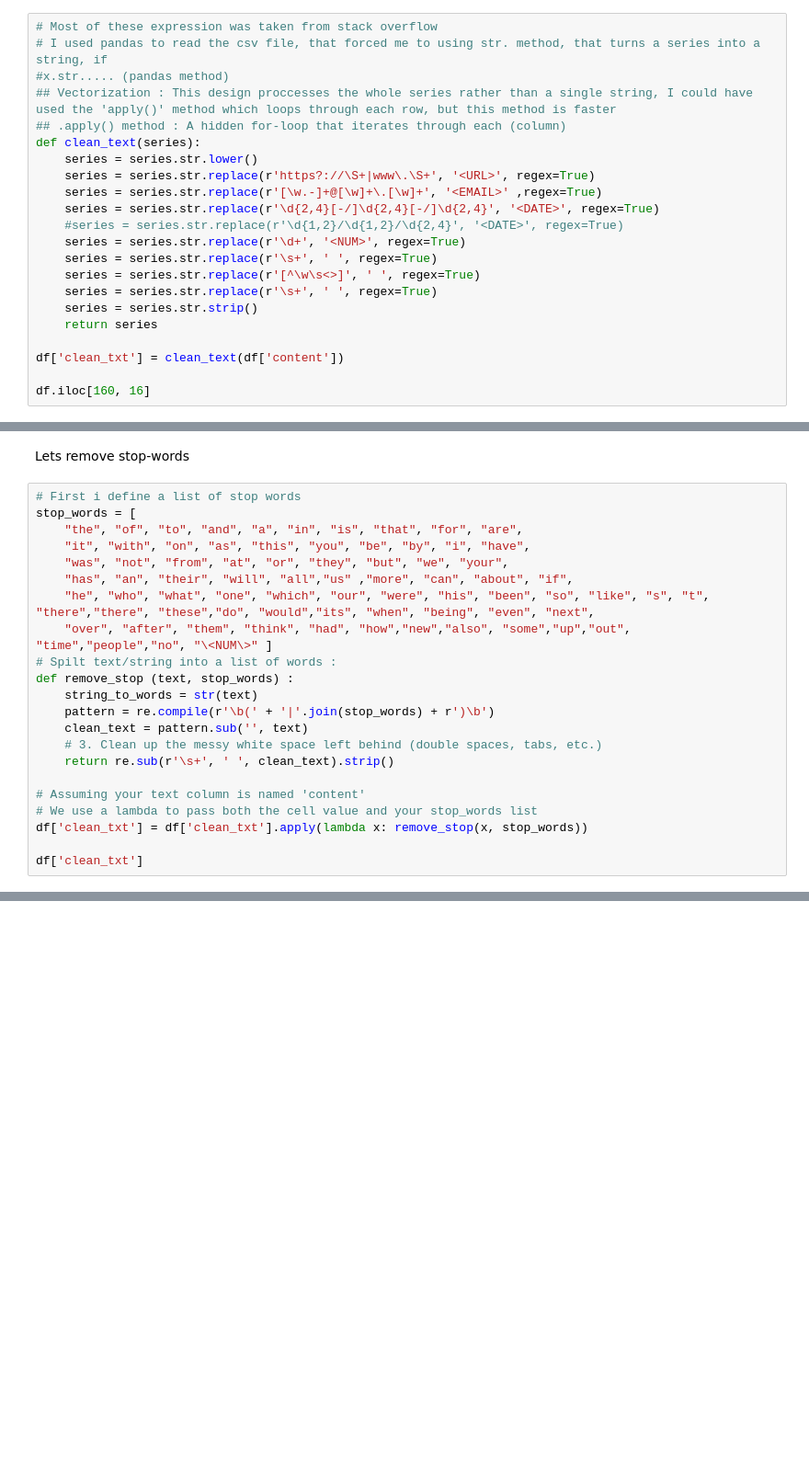
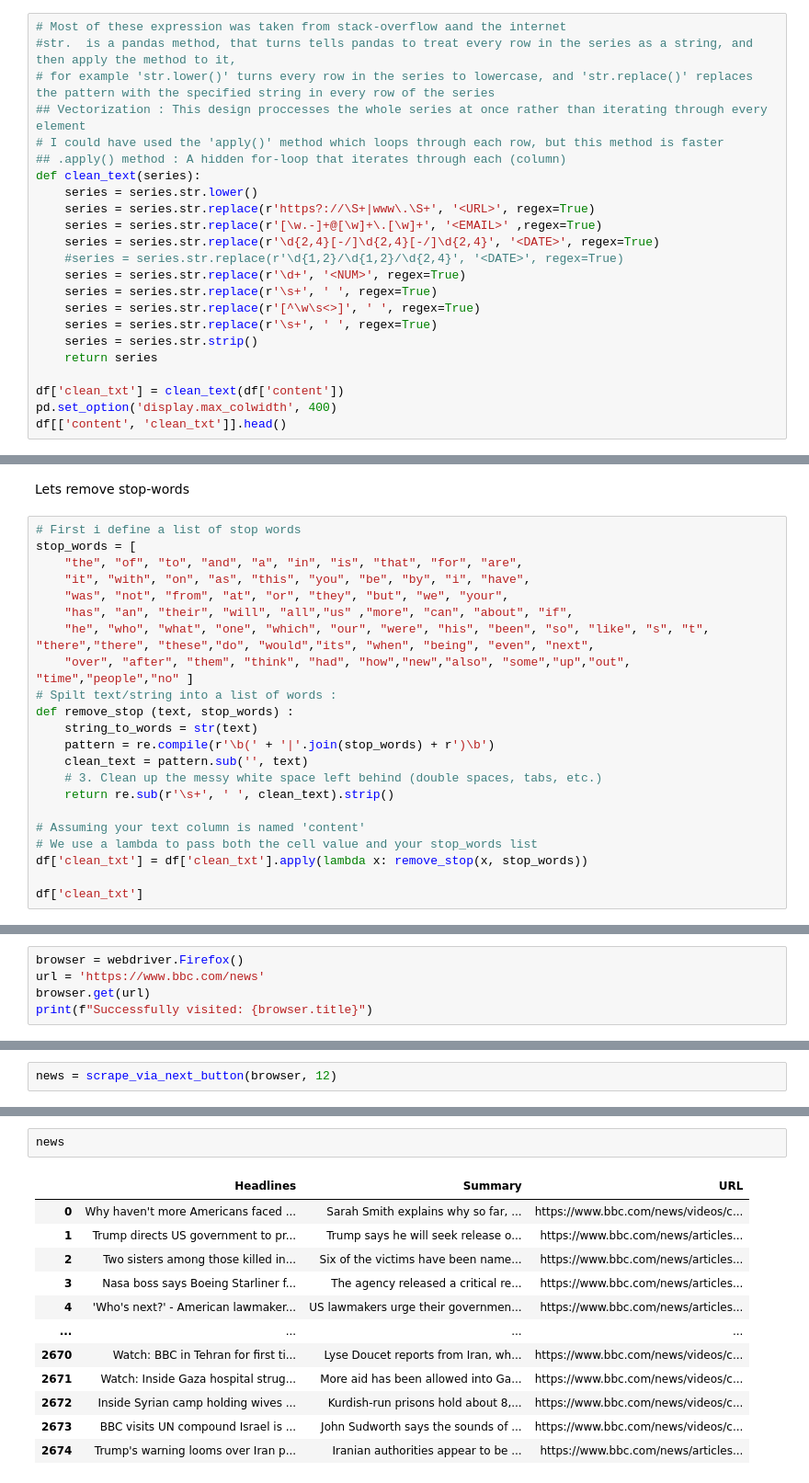
Before and after one commit to xitzkareem/ku3, a Jupyter notebook: GDS/as1/as1.ipynb, the cells around one changed output, grey strips where cells are left out. Shown at 92% size. Cells and saved outputs as stored; diff of their text form; blank space fills up the shorter version.

```diff
--- a/GDS/as1/as1.ipynb
+++ b/GDS/as1/as1.ipynb
@@ -90,8 +141,9 @@ memory usage: 31.4 KB
 # %%
-# Most of these expression was taken from stack overflow
-# I used pandas to read the csv file, that forced me to using str. method, that turns a series into a string, if
-#x.str..... (pandas method)
-## Vectorization : This design proccesses the whole series rather than a single string, I could have used the 'apply()' method which loops through each row, but this method is faster
+# Most of these expression was taken from stack-overflow aand the internet
+#str.  is a pandas method, that turns tells pandas to treat every row in the series as a string, and then apply the method to it,
+# for example 'str.lower()' turns every row in the series to lowercase, and 'str.replace()' replaces the pattern with the specified string in every row of the series
+## Vectorization : This design proccesses the whole series at once rather than iterating through every element
+# I could have used the 'apply()' method which loops through each row, but this method is faster
 ## .apply() method : A hidden for-loop that iterates through each (column)
 def clean_text(series):
     series = series.str.lower()
@@ -107,6 +159,6 @@ def clean_text(series):
     return series
 
 df['clean_txt'] = clean_text(df['content'])
-
-df.iloc[160, 16]
+pd.set_option('display.max_colwidth', 400)
+df[['content', 'clean_txt']].head()
 # %% [output]
@@ -246,7 +290,7 @@ stop_words = [
     "was", "not", "from", "at", "or", "they", "but", "we", "your",
     "has", "an", "their", "will", "all","us" ,"more", "can", "about", "if",
     "he", "who", "what", "one", "which", "our", "were", "his", "been", "so", "like", "s", "t", "there","there", "these","do", "would","its", "when", "being", "even", "next",
-    "over", "after", "them", "think", "had", "how","new","also", "some","up","out", "time","people","no", "\<NUM\>" ]
+    "over", "after", "them", "think", "had", "how","new","also", "some","up","out", "time","people","no" ]
 # Spilt text/string into a list of words :
 def remove_stop (text, stop_words) :
     string_to_words = str(text)
@@ -315,0 +362,5 @@ IndentationError: unexpected indent (1884376741.py, line 6)
+# %%
+browser = webdriver.Firefox()
+url = 'https://www.bbc.com/news'
+browser.get(url)
+print(f"Successfully visited: {browser.title}")
@@ -315,0 +437,2 @@ IndentationError: unexpected indent (1884376741.py, line 6)
+# %%
+news = scrape_via_next_button(browser, 12)
@@ -315,0 +457,15 @@ IndentationError: unexpected indent (1884376741.py, line 6)
+# %%
+news
+# %% [output]
+|  | Headlines | Summary | URL |
+| 0 | Why haven't more Americans faced ... | Sarah Smith explains why so far, ... | https://www.bbc.com/news/videos/c... |
+| 1 | Trump directs US government to pr... | Trump says he will seek release o... | https://www.bbc.com/news/articles... |
+| 2 | Two sisters among those killed in... | Six of the victims have been name... | https://www.bbc.com/news/articles... |
+| 3 | Nasa boss says Boeing Starliner f... | The agency released a critical re... | https://www.bbc.com/news/articles... |
+| 4 | 'Who's next?' - American lawmaker... | US lawmakers urge their governmen... | https://www.bbc.com/news/articles... |
+| ... | ... | ... | ... |
+| 2670 | Watch: BBC in Tehran for first ti... | Lyse Doucet reports from Iran, wh... | https://www.bbc.com/news/videos/c... |
+| 2671 | Watch: Inside Gaza hospital strug... | More aid has been allowed into Ga... | https://www.bbc.com/news/videos/c... |
+| 2672 | Inside Syrian camp holding wives ... | Kurdish-run prisons hold about 8,... | https://www.bbc.com/news/videos/c... |
+| 2673 | BBC visits UN compound Israel is ... | John Sudworth says the sounds of ... | https://www.bbc.com/news/videos/c... |
+| 2674 | Trump's warning looms over Iran p... | Iranian authorities appear to be ... | https://www.bbc.com/news/articles... |
```
Also changed, not shown: parts of 29 cells of this notebook, 1 other file.
